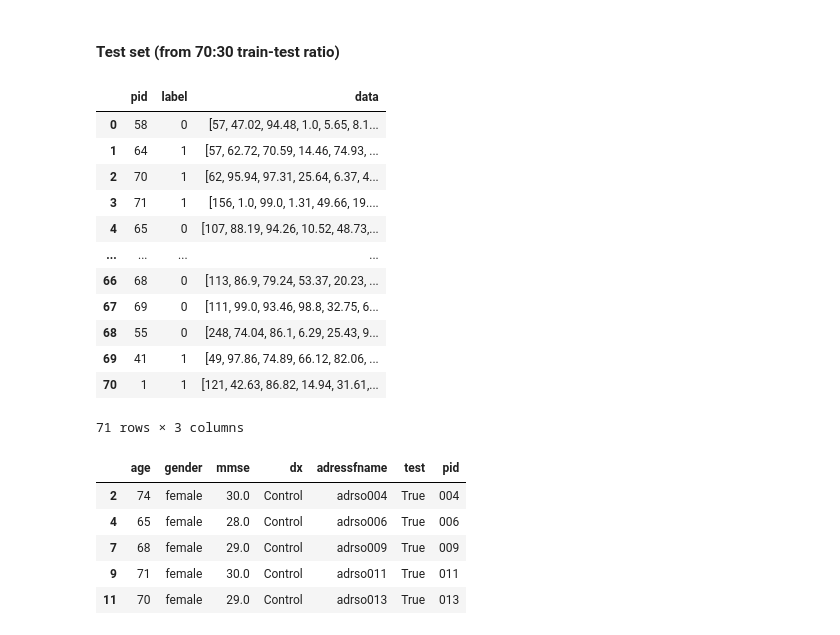
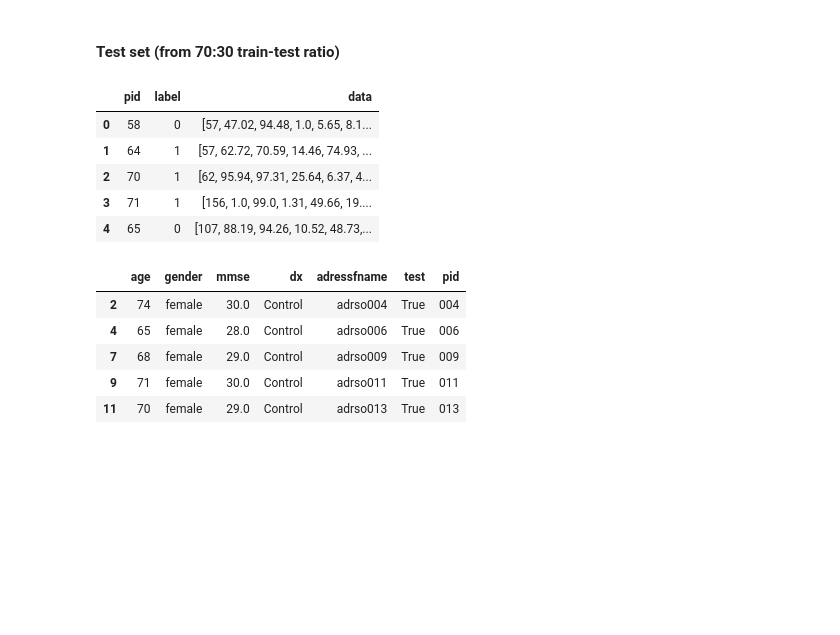
Before and after one commit to mariarlima/ml-speech-biomarkers, a Jupyter notebook: notebooks/reg.ipynb, the cells around one changed output. Saved outputs shown, nothing was run; the diff lists cells and outputs as text; code cells hidden in the pictures; blank space fills up the shorter version.

```diff
--- a/notebooks/reg.ipynb
+++ b/notebooks/reg.ipynb
@@ -14,21 +14,14 @@ pilot = pd.read_pickle('../data/features/pilot.pkl')
 # %% [markdown]
 #### Test set (from 70:30 train-test ratio)
 # %%
-ling_test
+ling_test.head()
 # %% [output]
 |  | pid | label | data |
 | 0 | 58 | 0 | [57, 47.02, 94.48, 1.0, 5.65, 8.1... |
 | 1 | 64 | 1 | [57, 62.72, 70.59, 14.46, 74.93, ... |
 | 2 | 70 | 1 | [62, 95.94, 97.31, 25.64, 6.37, 4... |
 | 3 | 71 | 1 | [156, 1.0, 99.0, 1.31, 49.66, 19.... |
 | 4 | 65 | 0 | [107, 88.19, 94.26, 10.52, 48.73,... |
-| ... | ... | ... | ... |
-| 66 | 68 | 0 | [113, 86.9, 79.24, 53.37, 20.23, ... |
-| 67 | 69 | 0 | [111, 99.0, 93.46, 98.8, 32.75, 6... |
-| 68 | 55 | 0 | [248, 74.04, 86.1, 6.29, 25.43, 9... |
-| 69 | 41 | 1 | [49, 97.86, 74.89, 66.12, 82.06, ... |
-| 70 | 1 | 1 | [121, 42.63, 86.82, 14.94, 31.61,... |
-71 rows × 3 columns
 # %%
 df_all = pd.read_csv('../data/dx-mmse.csv')
 # Select only the specified columns
```
Also changed, not shown: parts of 1 cell of this notebook, 2 other files.
